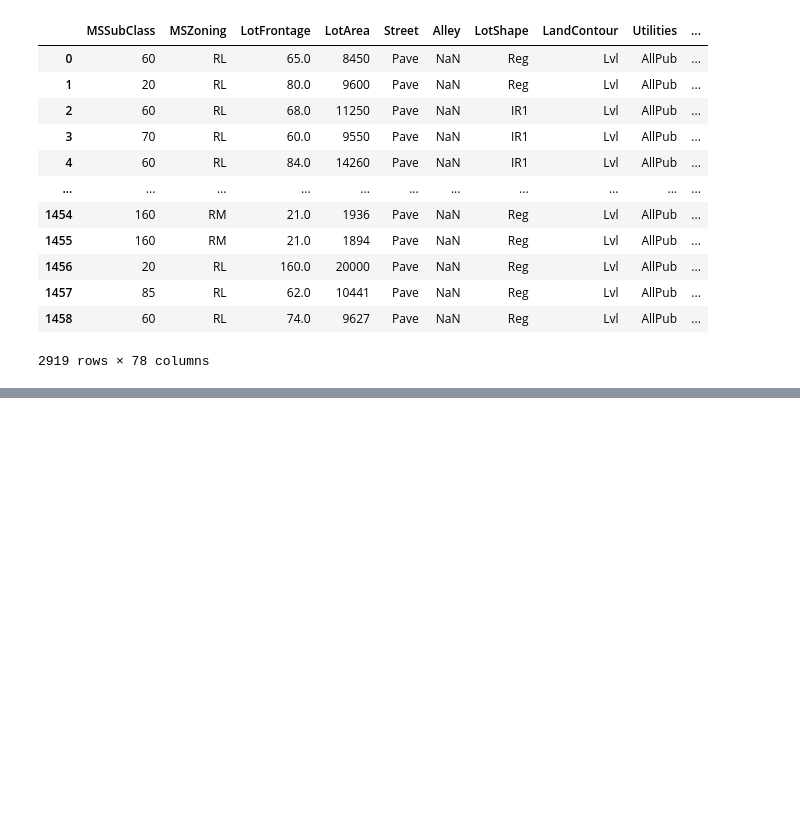
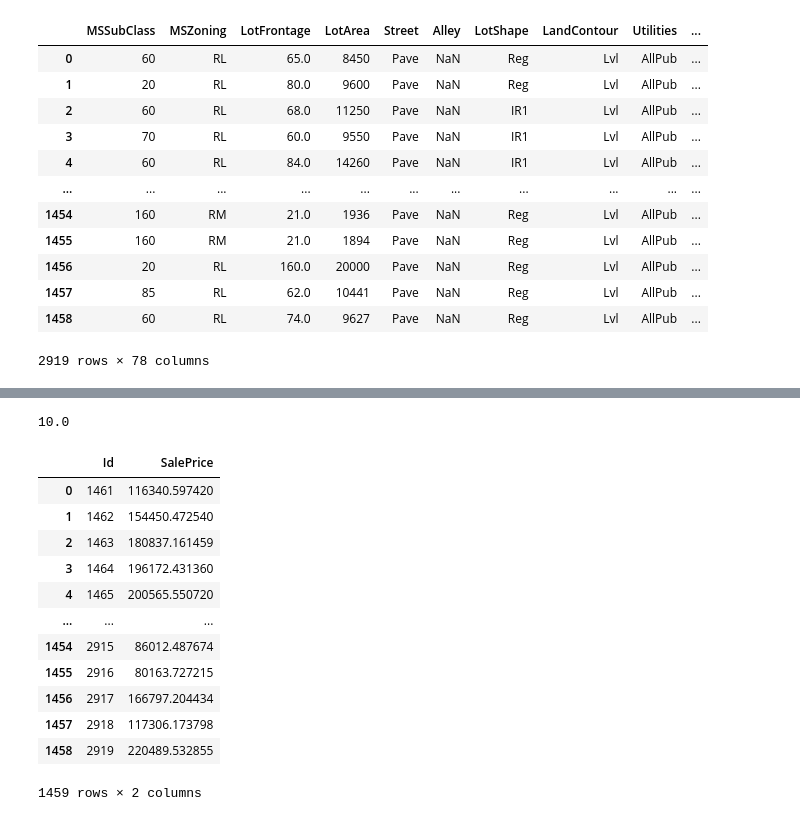
Before and after one commit to Elwing-Chou/ML0407, a Jupyter notebook: house_price-linear.ipynb, the cells around one changed output, grey strips where cells are left out. Cells and saved outputs as stored; diff of their text form; code cells hidden in the pictures; blank space fills up the shorter version.

```diff
--- a/house_price-linear.ipynb
+++ b/house_price-linear.ipynb
@@ -170,0 +212,29 @@ x_test = data_scale.iloc[train_df.shape[0]:]
+# %%
+from sklearn.linear_model import RidgeCV, Ridge
+cv = RidgeCV(cv=10)
+cv.fit(x_train, y_train_norm)
+print(cv.alpha_)
+ridge = Ridge(alpha=cv.alpha_)
+ridge.fit(x_train, y_train_norm)
+pre = ridge.predict(x_test)
+result = pd.DataFrame({
+    "Id":test_df["Id"],
+    "SalePrice":np.expm1(pre)
+})
+result.to_csv("house_ridge.csv", encoding="utf-8", index=False)
+result
+# %% [output]
+10.0
+|  | Id | SalePrice |
+| 0 | 1461 | 116340.597420 |
+| 1 | 1462 | 154450.472540 |
+| 2 | 1463 | 180837.161459 |
+| 3 | 1464 | 196172.431360 |
+| 4 | 1465 | 200565.550720 |
+| ... | ... | ... |
+| 1454 | 2915 | 86012.487674 |
+| 1455 | 2916 | 80163.727215 |
+| 1456 | 2917 | 166797.204434 |
+| 1457 | 2918 | 117306.173798 |
+| 1458 | 2919 | 220489.532855 |
+1459 rows × 2 columns
```
Also changed, not shown: parts of 6 cells of this notebook.
